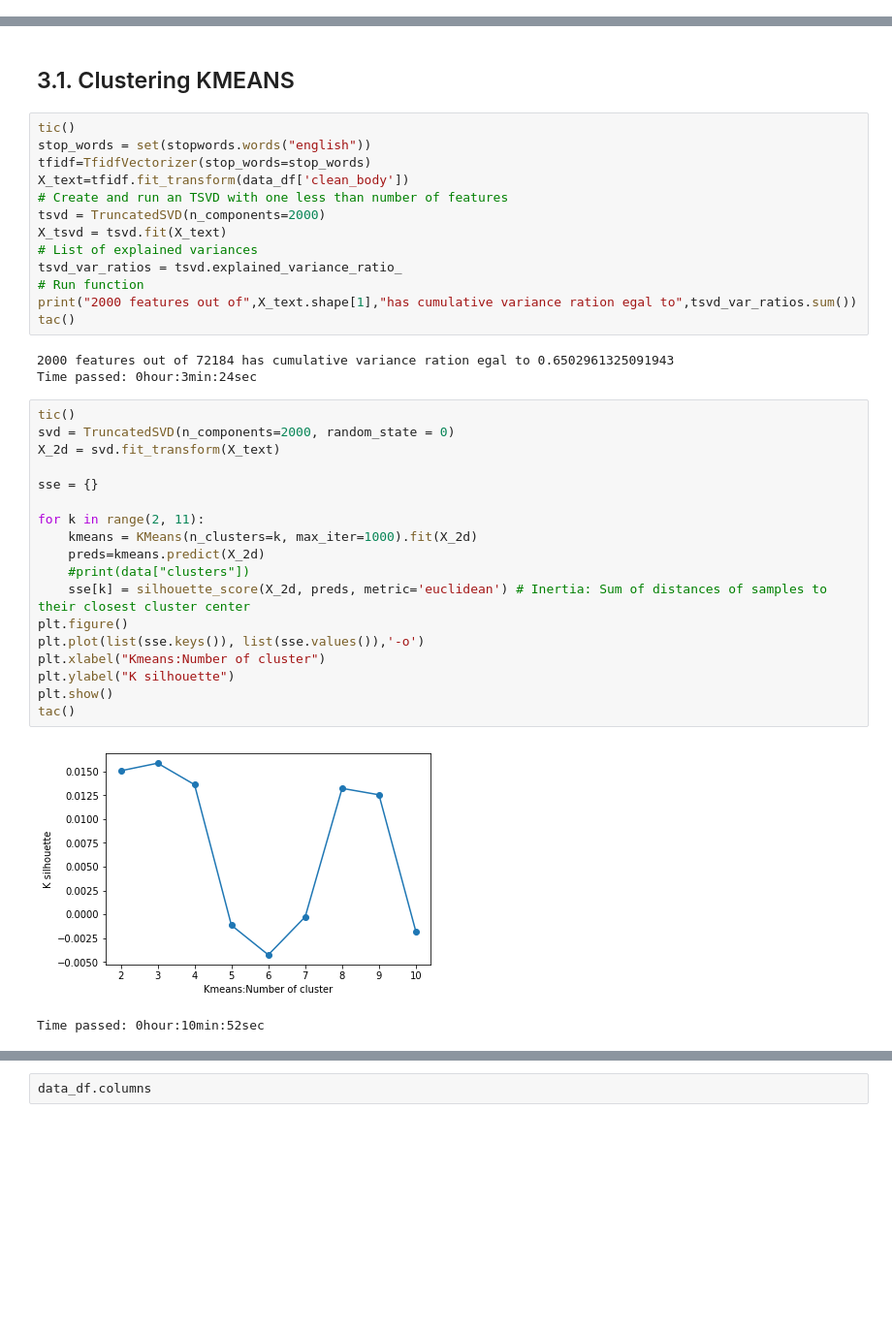
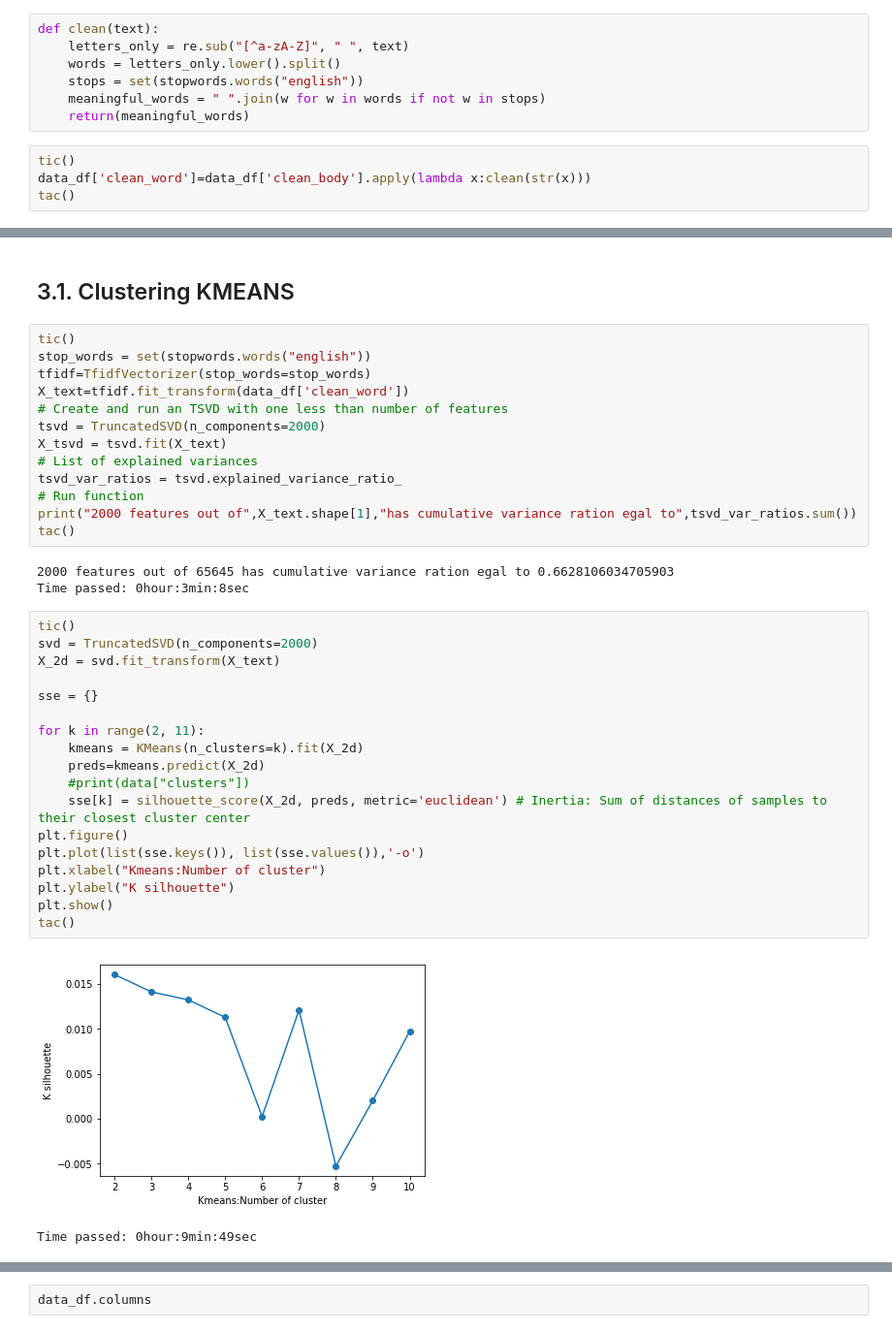
Before and after one commit to kadau/Stackoverflowapp, a Jupyter notebook: Notebook Modelling questions tags.ipynb, the cells around one changed output, grey strips where cells are left out. Shown at 97% size. Cells and saved outputs as stored; diff of their text form; blank space fills up the shorter version.

```diff
--- a/Notebook Modelling questions tags.ipynb
+++ b/Notebook Modelling questions tags.ipynb
@@ -350,3 +377,14 @@ data_df['Tags'][1000]
    3.1. [Clustering KMEANS](#kmeans)<br>
    3.2. [Model training](#train)<br>
    3.3. [Predict tags](#tags_u)
+# %%
+def clean(text):
+    letters_only = re.sub("[^a-zA-Z]", " ", text)
+    words = letters_only.lower().split()
+    stops = set(stopwords.words("english"))
+    meaningful_words = " ".join(w for w in words if not w in stops)
+    return(meaningful_words)
+# %%
+tic()
+data_df['clean_word']=data_df['clean_body'].apply(lambda x:clean(str(x)))
+tac()
@@ -357,7 +406,7 @@ data_df['Tags'][1000]
 tic()
 stop_words = set(stopwords.words("english"))
 tfidf=TfidfVectorizer(stop_words=stop_words)
-X_text=tfidf.fit_transform(data_df['clean_body'])
+X_text=tfidf.fit_transform(data_df['clean_word'])
 # Create and run an TSVD with one less than number of features
 tsvd = TruncatedSVD(n_components=2000)
 X_tsvd = tsvd.fit(X_text)
@@ -367,29 +416,29 @@ tsvd_var_ratios = tsvd.explained_variance_ratio_
 print("2000 features out of",X_text.shape[1],"has cumulative variance ration egal to",tsvd_var_ratios.sum())
 tac()
 # %% [output]
-2000 features out of 72184 has cumulative variance ration egal to 0.6502961325091943
-Time passed: 0hour:3min:24sec
+2000 features out of 65645 has cumulative variance ration egal to 0.6628106034705903
+Time passed: 0hour:3min:8sec
 # %%
 tic()
-svd = TruncatedSVD(n_components=2000, random_state = 0)
+svd = TruncatedSVD(n_components=2000)
 X_2d = svd.fit_transform(X_text)
 
 sse = {}
 
 for k in range(2, 11):
-    kmeans = KMeans(n_clusters=k, max_iter=1000).fit(X_2d)
+    kmeans = KMeans(n_clusters=k).fit(X_2d)
     preds=kmeans.predict(X_2d)
     #print(data["clusters"])
     sse[k] = silhouette_score(X_2d, preds, metric='euclidean') # Inertia: Sum of distances of samples to their closest cluster center
 plt.figure()
 plt.plot(list(sse.keys()), list(sse.values()),'-o')
 plt.xlabel("Kmeans:Number of cluster")
 plt.ylabel("K silhouette")
 plt.show()
 tac()
 # %% [output]
-[figure, old version]
+[figure, new version]
-Time passed: 0hour:10min:52sec
+Time passed: 0hour:9min:49sec
 # %%
 tic()
 stop_words = set(stopwords.words("english"))
```
Also changed, not shown: parts of 55 cells of this notebook.
